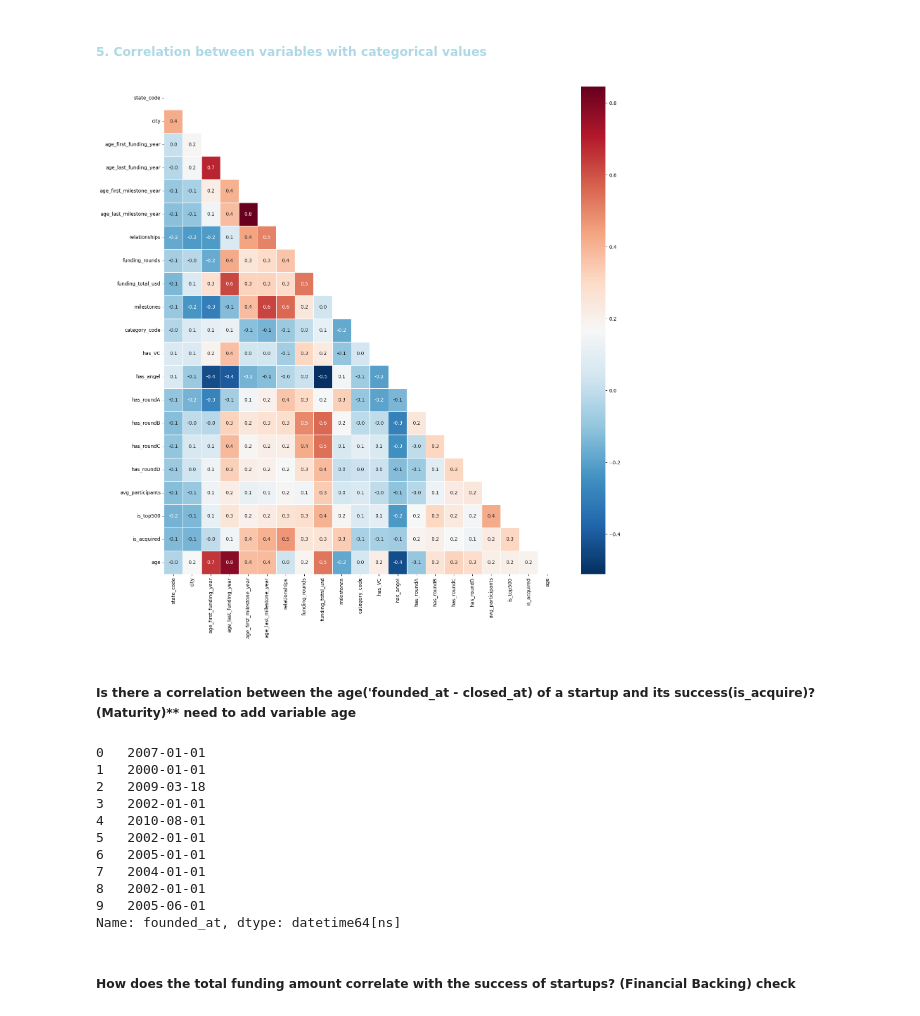
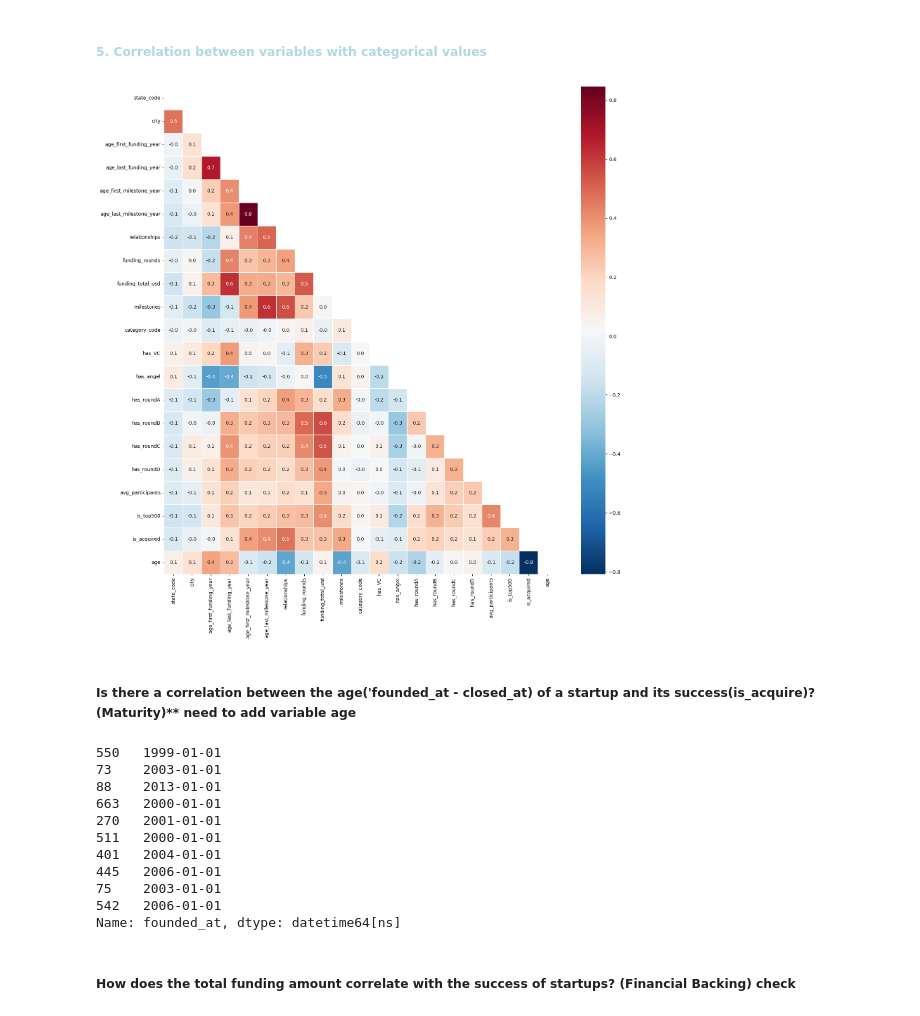
Before and after one commit to GabrielaArzateR/Predicting_startup_succes-, a Jupyter notebook: notebook/data_exploratio.ipynb, the cells around one changed output. Cells and saved outputs as stored; diff of their text form; code cells hidden in the pictures.

```diff
--- a/notebook/data_exploratio.ipynb
+++ b/notebook/data_exploratio.ipynb
@@ -171,9 +171,9 @@ is_acquired                   0
 dtype: int64
 # %%
 # 2. Impute missing values with 0 to 'age_first_milestone_year'
-clean_data['age_first_milestone_year'].fillna(-1, inplace=True)
+data_df['age_first_milestone_year'].fillna(-1, inplace=True)
 # 3. Impute missing values with 0 to 'age_last_milestone_year'
-clean_data['age_last_milestone_year'].fillna(-1, inplace=True)
+data_df['age_last_milestone_year'].fillna(-1, inplace=True)
 # %% [markdown]
 **General Changes:*
 
@@ -261,2 +216,8 @@ Name: 675, dtype: object
 # %% [markdown]
 BEFORE
+# %%
+# Sort DataFrame by 'closed_at' in ascending order
+data_df = data_df.sort_values(by='closed_at', ascending=False)
+
+# Display the first 10 rows
+print(data_df.head(10))
@@ -281,7 +260,7 @@ Converting Datetime to Numerical values
 - Following variables : 'founded_at', 'closed_at', 'first_funding_at', 'last_funding_at'
 # %%
 # Assuming your_data_df is your main DataFrame
-data_df = clean_data
+data_df = data_df
 
 # List of date columns
 date_columns = ['founded_at','closed_at', 'first_funding_at', 'last_funding_at']
@@ -290,11 +269,12 @@ date_columns = ['founded_at','closed_at', 'first_funding_at', 'last_funding_at']
 for date_column in date_columns:
     data_df[date_column] = pd.to_datetime(data_df[date_column], errors='coerce')
 
-# Sort DataFrame by 'closed_at' in descending order (keeping the same order as excel)
-data_df.sort_values(by='closed_at')
+# Sort DataFrame by 'closed_at' in descending order
+data_df = data_df.sort_values(by='closed_at' )
 
 # Find the last closing date
 last_closed_date = data_df['closed_at'].dropna().iloc[0]
+print(last_closed_date)
 
 # Create a temporary variable 'closed_temp' with the non-null values of 'closed_at'
 closed_temp = data_df['closed_at'].copy()
@@ -303,12 +283,7 @@ closed_temp = data_df['closed_at'].copy()
 closed_temp.fillna(last_closed_date, inplace=True)
 
 # Calculate the relative age based on 'founded_at' and 'closed_temp'
-data_df['age'] = (closed_temp - data_df['founded_at']).dt.days
+data_df['age'] = ((closed_temp - data_df['founded_at']).dt.days / 365.25).round(4)
 
 # Replace missing values in the original 'closed_at' with infinity
 data_df['closed_at'].fillna(float('inf'), inplace=True)
-
-# Convert datetime to timestamp (numerical) in years
-#Timestamp("1970-01-01" = setting a universal starting time
-# for date_column in date_columns:
-#     data_df[date_column] = (data_df[date_column] - pd.Timestamp("1970-01-01")) // pd.Timedelta('365.25D')
@@ -333,18 +315,24 @@ data_df.head(10)
 Converting categorical to Numerical values
 - Following variables : 'state_code', 'city', 'category_code'
 # %%
-import pandas as pd
-
 # List of categorical columns
 categorical_columns = ['state_code', 'city', 'category_code']
 
+# Dictionary to store mappings
+column_mappings = {}
+
 # Create a function to generate mappings
 def create_mapping(column):
-    unique_values = clean_data[column].unique()
+    unique_values = data_df[column].unique()
     mapping = {value: i for i, value in enumerate(unique_values)}
     return mapping
 
 # Apply mapping for each categorical column
 for column in categorical_columns:
     mapping = create_mapping(column)
-    clean_data[column] = clean_data[column].map(mapping)
+    data_df[column] = data_df[column].map(mapping)
+    # Save mapping in the dictionary
+    column_mappings[column] = mapping
+
+# Now, column_mappings contains the desired dictionary structure
+print(column_mappings)
@@ -393,42 +383,42 @@ Target Variable (1):
 # %%
 def draw_heatmap(clean_data):
     f, ax = plt.subplots(figsize=(18, 18))
 
     # Use a diverging colormap (e.g., RdBu_r for Red-Blue reversed)
     cmap = sns.color_palette("RdBu_r", as_cmap=True)
 
     corrMatt = clean_data.corr(method='spearman')
 
     # Create a mask to hide the upper triangular part
     #To avoid redundancy and improve readability, it's common to visualize only one triangular part of the correlation matrix.
     mask = np.triu(np.ones_like(corrMatt, dtype=bool))
 
     sns.heatmap(corrMatt, annot=True, linewidth=0.5, fmt='.1f', ax=ax, cmap=cmap, mask=mask)
     plt.show()
     ax.set_title('Multi-Collinearity of Features')
 
 # Assuming 'data' is your DataFrame
 numerics = ['int16', 'int32', 'int64', 'float16', 'float32', 'float64']
-numerical_df_1 = clean_data.select_dtypes(numerics)
+numerical_df_1 = data_df.select_dtypes(numerics)
 
 draw_heatmap(numerical_df_1)
 # %% [output]
-[figure, old version]
+[figure, new version]
 # %% [markdown]
 ##### Is there a correlation between the age('founded_at - closed_at) of a startup and its success(is_acquire)? (Maturity)** need to add variable age
 # %%
-print(clean_data['founded_at'].head(10))
+print(data_df['founded_at'].head(10))
 # %% [output]
-0   2007-01-01
-1   2000-01-01
-2   2009-03-18
-3   2002-01-01
-4   2010-08-01
-5   2002-01-01
-6   2005-01-01
-7   2004-01-01
-8   2002-01-01
-9   2005-06-01
+550   1999-01-01
+73    2003-01-01
+88    2013-01-01
+663   2000-01-01
+270   2001-01-01
+511   2000-01-01
+401   2004-01-01
+445   2006-01-01
+75    2003-01-01
+542   2006-01-01
 Name: founded_at, dtype: datetime64[ns]
 # %% [markdown]
 #####  How does the total funding amount correlate with the success of startups? (Financial Backing) check
```
Also changed, not shown: parts of 29 cells of this notebook.
